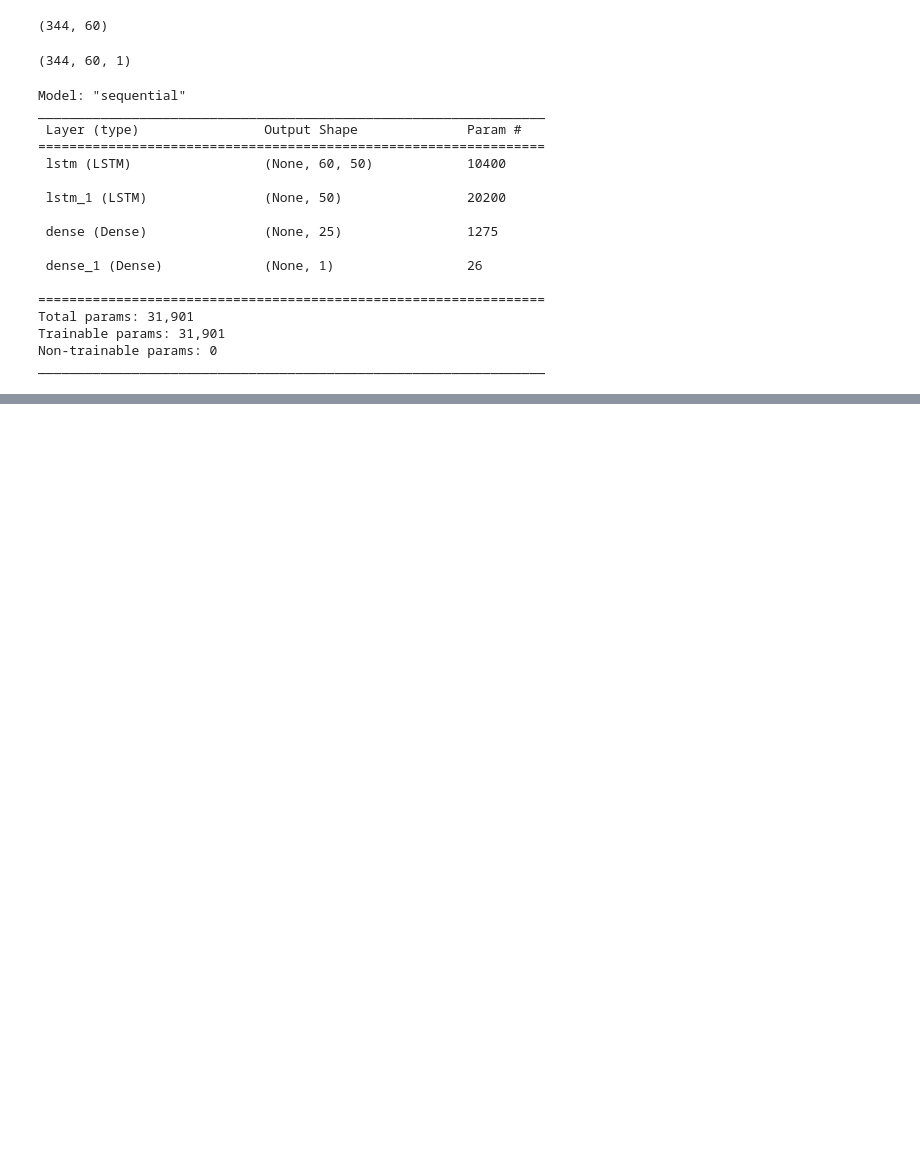
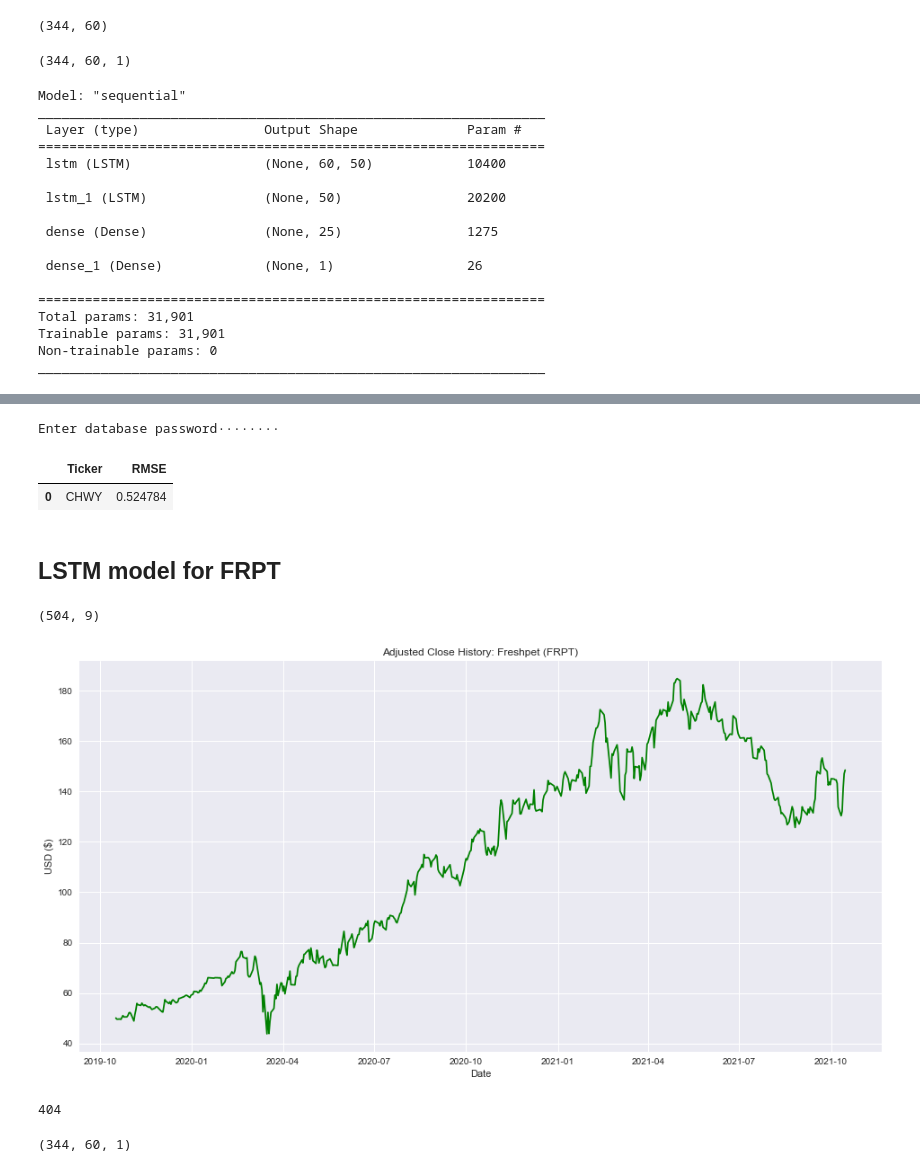
Before and after one commit to kemoo13/Final_Project, a Jupyter notebook: Notebooks/Machine_Learning/LSTM2.ipynb, the cells around one changed output, grey strips where cells are left out. Saved outputs shown, nothing was run; the diff lists cells and outputs as text; code cells hidden in the pictures; blank space fills up the shorter version.

```diff
--- a/Notebooks/Machine_Learning/LSTM2.ipynb
+++ b/Notebooks/Machine_Learning/LSTM2.ipynb
@@ -303,0 +326,11 @@ data
+# %%
+# export data to Postgres
+
+from sqlalchemy import create_engine
+from getpass import getpass
+
+db_password = getpass("Enter database password")
+db_string = f"postgresql://postgres:{db_password}@127.0.0.1:5432/Final_Project"
+engine = create_engine(db_string)
+# %% [output]
+Enter database password········
@@ -303,0 +341,5 @@ data
+# %%
+chwy_export
+# %% [output]
+|  | Ticker | RMSE |
+| 0 | CHWY | 0.524784 |
@@ -303,0 +348,54 @@ data
+# %% [markdown]
+## LSTM model for FRPT
+# %%
+frpt_df =df[df.Ticker =='FRPT']
+frpt_df.shape
+# %% [output]
+(504, 9)
+# %%
+plt.figure(figsize=(16,8))
+plt.title('Adjusted Close History: Freshpet (FRPT)')
+plt.plot(frpt_df.Adj_Close, color="green")
+plt.xlabel('Date')
+plt.ylabel('USD ($)')
+plt.show()
+# %% [output]
+[figure, added]
+# %%
+# separate the target (Adj_Close) into a new df
+data = frpt_df.filter(['Adj_Close'])
+
+# convert df to a numpy array
+frpt_data = data.values
+
+# get the number of rows to train the model on using 80% of the data
+training_data_len = math.ceil(len(frpt_data) * .8)
+training_data_len
+# %% [output]
+404
+# %%
+# scale the data between 0 and 1 inclusive
+scaler = MinMaxScaler(feature_range=(0,1))
+scaled_data = scaler.fit_transform(frpt_data)
+
+# create the training set
+train_data = scaled_data[0:training_data_len, :]
+
+# split the data into x_train and y_train sets
+x_train = []
+y_train = []
+
+for i in range (60, len(train_data)):
+    # gets 60 values from 0 to 59
+    x_train.append(train_data[i-60:i, 0])
+    # gets the 61st value
+    y_train.append(train_data[i, 0])
+
+# convert the training sets to numpy arrays for the LSTM model
+x_train, y_train = np.array(x_train), np.array(y_train)
+
+# reshape the x_train data to meet the LSTM model requirements for #samples, #timesteps and #features (3 dimensions)
+x_train = np.reshape(x_train, (x_train.shape[0], x_train.shape[1], 1))
+x_train.shape
+# %% [output]
+(344, 60, 1)
```
Also changed, not shown: parts of 56 cells of this notebook, 4 other files.
